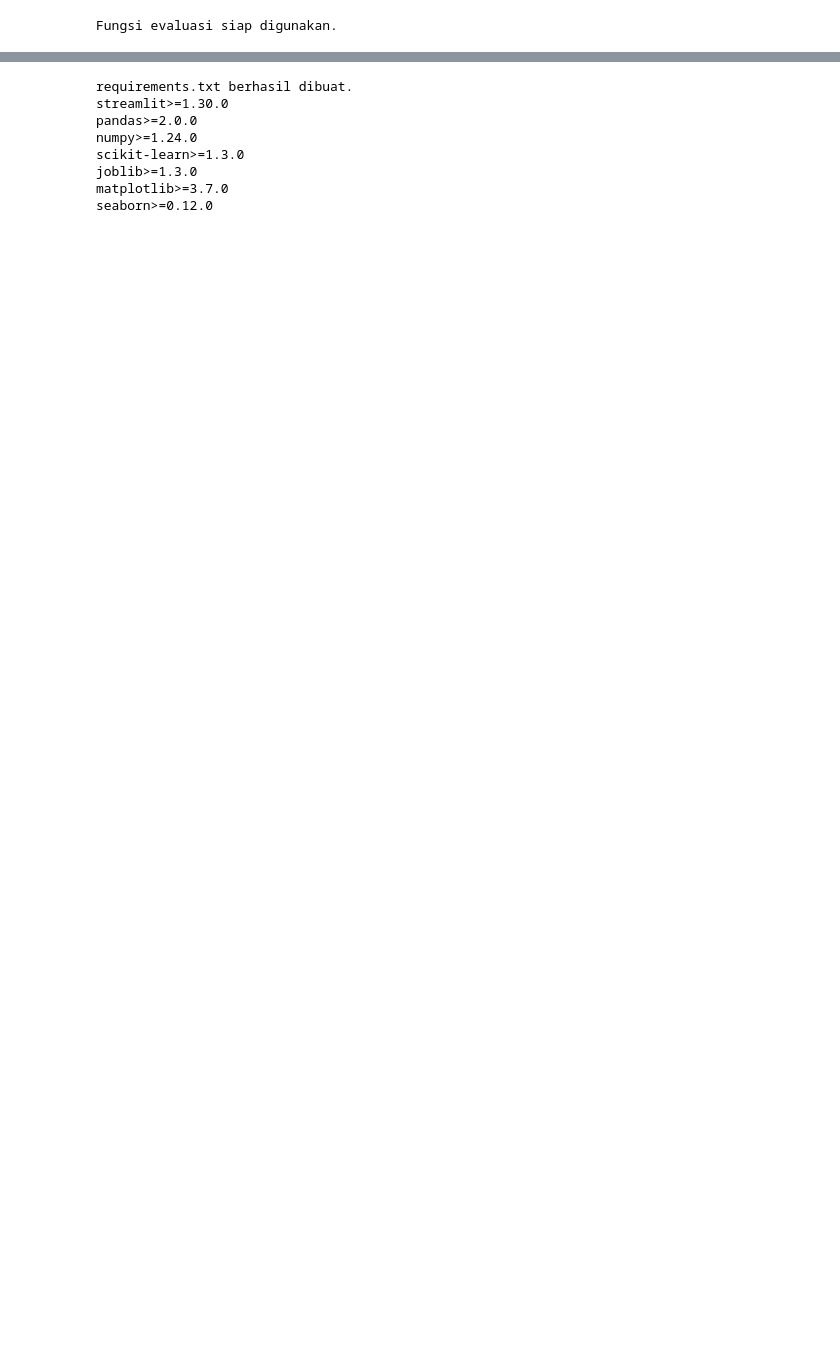
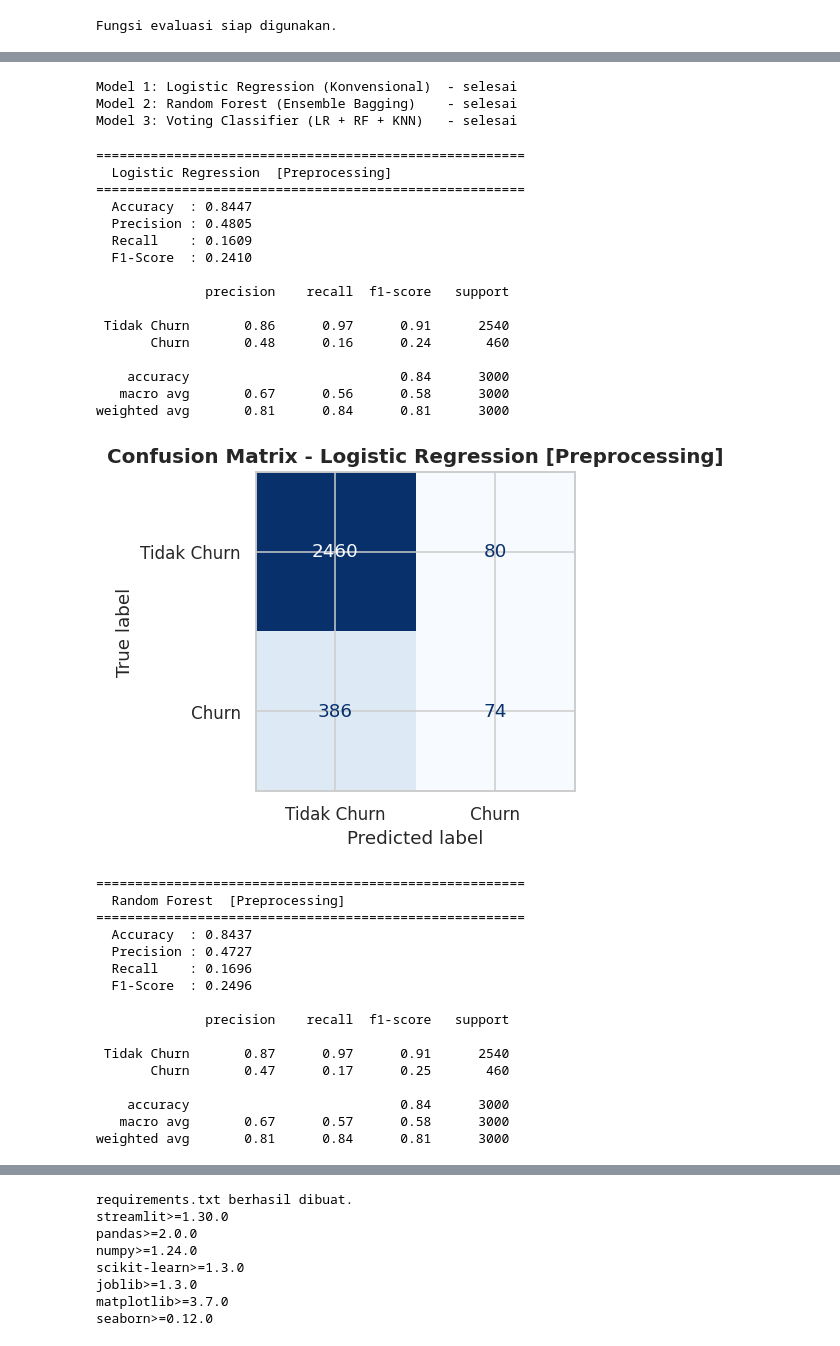
Before and after one commit to NK47GG/churn-prediction, a Jupyter notebook: UAS_Churn_Prediction_A11_2023_14862_Stefanus_Loveniko_Putra_Sinory.ipynb, the cells around one changed output, grey strips where cells are left out. Saved outputs shown, nothing was run; the diff lists cells and outputs as text; code cells hidden in the pictures; blank space fills up the shorter version.

```diff
--- a/UAS_Churn_Prediction_A11_2023_14862_Stefanus_Loveniko_Putra_Sinory.ipynb
+++ b/UAS_Churn_Prediction_A11_2023_14862_Stefanus_Loveniko_Putra_Sinory.ipynb
@@ -922,0 +478,20 @@ plt.show()
+# %%
+# --- Outlier capping (IQR), batas dihitung HANYA dari data latih ---
+iqr_bounds = {}
+for col in numeric_cont:
+    Q1, Q3 = X_train_raw[col].quantile(0.25), X_train_raw[col].quantile(0.75)
+    IQR = Q3 - Q1
+    iqr_bounds[col] = (Q1 - 1.5 * IQR, Q3 + 1.5 * IQR)
+
+X_train_prep = X_train_raw.copy()
+X_test_prep  = X_test_raw.copy()
+outlier_count = {}
+for col, (lo, hi) in iqr_bounds.items():
+    outlier_count[col] = int(((X_train_prep[col] < lo) | (X_train_prep[col] > hi)).sum())
+    X_train_prep[col] = X_train_prep[col].clip(lo, hi)
+    X_test_prep[col]  = X_test_prep[col].clip(lo, hi)   # batas dari TRAIN diterapkan ke data uji
+
+print('Outlier yang di-cap per kolom (batas IQR dari data latih saja):')
+for k, v in sorted(outlier_count.items(), key=lambda x: -x[1]):
+    if v > 0:
+        print(f'  {k:<35}: {v:>5} baris')
@@ -922,0 +546,58 @@ plt.show()
+# %%
+lr_prep = LogisticRegression(max_iter=1000, random_state=42)
+lr_prep.fit(X_train_prep_enc, y_train)
+print('Model 1: Logistic Regression (Konvensional)  - selesai')
+
+rf_prep = RandomForestClassifier(random_state=42)
+rf_prep.fit(X_train_prep_enc, y_train)
+print('Model 2: Random Forest (Ensemble Bagging)    - selesai')
+
+vc_prep = VotingClassifier(estimators=[
+    ('lr',  LogisticRegression(max_iter=1000, random_state=42)),
+    ('rf',  RandomForestClassifier(n_estimators=50, random_state=42)),
+    ('knn', KNeighborsClassifier(n_neighbors=5))
+], voting='soft')
+vc_prep.fit(X_train_prep_enc, y_train)
+print('Model 3: Voting Classifier (LR + RF + KNN)   - selesai')
+# %% [output]
+Model 1: Logistic Regression (Konvensional)  - selesai
+Model 2: Random Forest (Ensemble Bagging)    - selesai
+Model 3: Voting Classifier (LR + RF + KNN)   - selesai
+# %%
+results.append(evaluate_model('Logistic Regression', lr_prep, X_test_prep_enc, y_test, 'Preprocessing'))
+results.append(evaluate_model('Random Forest',       rf_prep, X_test_prep_enc, y_test, 'Preprocessing'))
+results.append(evaluate_model('Voting Classifier',   vc_prep, X_test_prep_enc, y_test, 'Preprocessing'))
+# %% [output]
+=======================================================
+  Logistic Regression  [Preprocessing]
+=======================================================
+  Accuracy  : 0.8447
+  Precision : 0.4805
+  Recall    : 0.1609
+  F1-Score  : 0.2410
+
+              precision    recall  f1-score   support
+
+ Tidak Churn       0.86      0.97      0.91      2540
+       Churn       0.48      0.16      0.24       460
+
+    accuracy                           0.84      3000
+   macro avg       0.67      0.56      0.58      3000
+weighted avg       0.81      0.84      0.81      3000
+[figure, added]
+=======================================================
+  Random Forest  [Preprocessing]
+=======================================================
+  Accuracy  : 0.8437
+  Precision : 0.4727
+  Recall    : 0.1696
+  F1-Score  : 0.2496
+
+              precision    recall  f1-score   support
+
+ Tidak Churn       0.87      0.97      0.91      2540
+       Churn       0.47      0.17      0.25       460
+
+    accuracy                           0.84      3000
+   macro avg       0.67      0.57      0.58      3000
+weighted avg       0.81      0.84      0.81      3000
```
Also changed, not shown: parts of 92 cells of this notebook.
